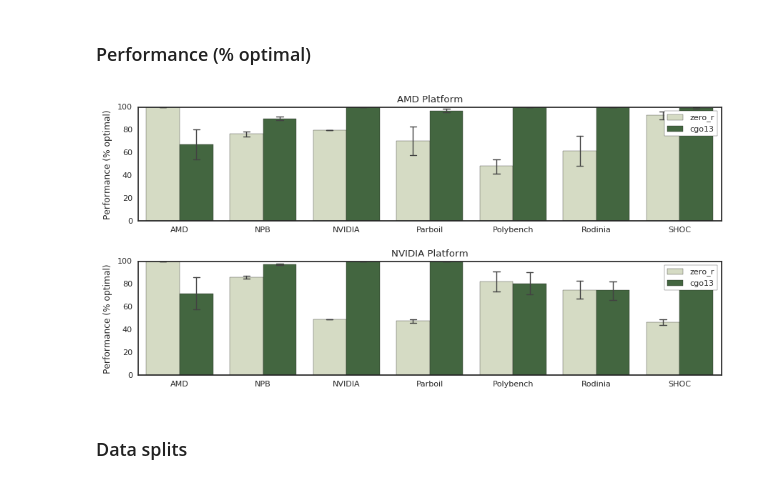
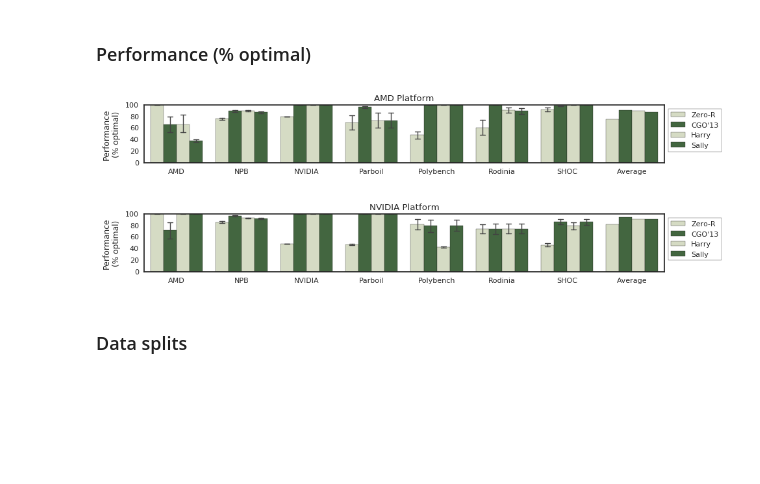
Before and after one commit to ChrisCummins/phd, a Jupyter notebook: lab/clgen/classification/Models.ipynb, the cells around one changed output. Saved outputs shown, nothing was run; the diff lists cells and outputs as text; code cells hidden in the pictures; blank space fills up the shorter version.

```diff
--- a/lab/clgen/classification/Models.ipynb
+++ b/lab/clgen/classification/Models.ipynb
@@ -513,25 +337,10 @@ viz.finalise(figsize=(9,4.5))
 # %% [markdown]
 ### Performance (% optimal)
-# %%
-for i, platform in enumerate(["amd", "nvidia"]):
-    plt.subplot(2, 1, i + 1)
-    ax = sns.barplot(x="source", y="p_speedup_perc", hue="model", order=order, palette=model_palette,
-                     data=data[(data["platform"] == platform) & ((data["model"] == "zero_r") | (data["model"] == "cgo13") | (data["model"] == "harry")) & (data["atomizer"] == "CharacterAtomizer")],
-                     ci=95, errwidth=1, capsize=.08)
-
-    plt.ylim((0, 100))
-    plt.title("{platform} Platform".format(platform=platform.upper()))
-    plt.ylabel("Performance (% optimal)")
-    plt.xlabel("")
-
-    # legent
-    plt.legend(loc='upper right')
-    ax.get_legend().set_title("")  # no legend title
-    ax.get_legend().draw_frame(True)
-
-viz.finalise(figsize=(9,4.5))
-# %% [output]
-[figure, removed]
+# %%
+plot_ex1_graph(y="p_speedup_perc", ylabel="Performance\n(% optimal)", data=d, atomizer="CharacterAtomizer")
+# %% [output]
+[figure, added]
+[figure, added]
 # %% [markdown]
 ### Data splits
 # %%
```
Also changed, not shown: parts of 14 cells of this notebook, 7 other files.
